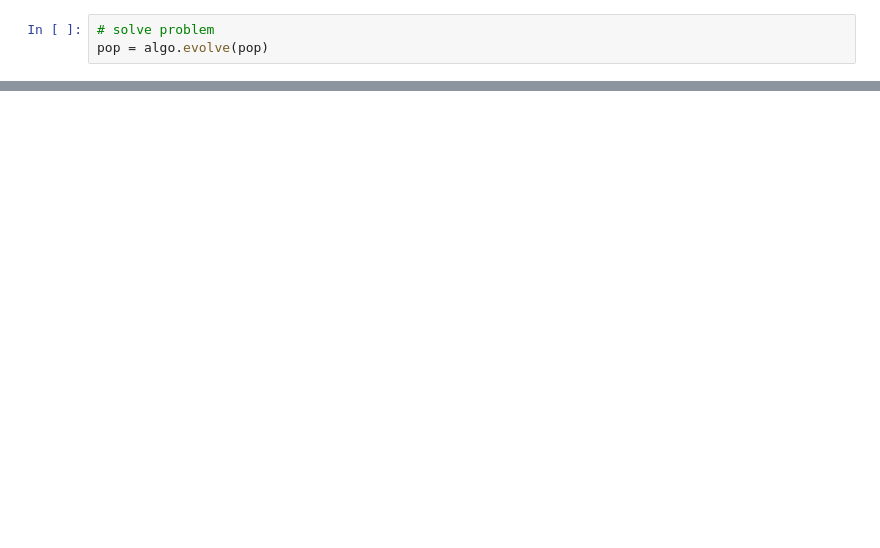
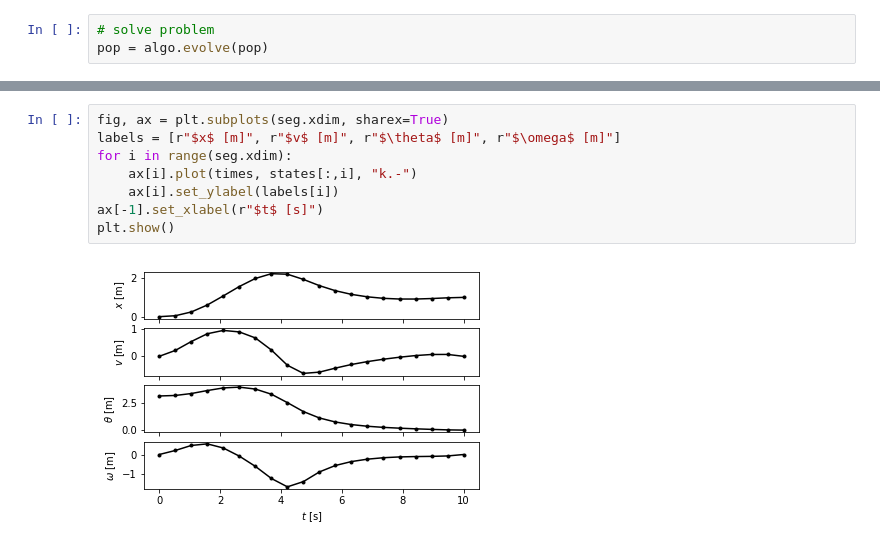
Before and after one commit to cisprague/icra2019, a Jupyter notebook: notebooks/direct.ipynb, the cells around one changed output, grey strips where cells are left out. Saved outputs shown, nothing was run; the diff lists cells and outputs as text; blank space fills up the shorter version.

```diff
--- a/notebooks/direct.ipynb
+++ b/notebooks/direct.ipynb
@@ -28,0 +60,10 @@ pop = algo.evolve(pop)
+# %%
+fig, ax = plt.subplots(seg.xdim, sharex=True)
+labels = [r"$x$ [m]", r"$v$ [m]", r"$\theta$ [m]", r"$\omega$ [m]"]
+for i in range(seg.xdim):
+    ax[i].plot(times, states[:,i], "k.-")
+    ax[i].set_ylabel(labels[i])
+ax[-1].set_xlabel(r"$t$ [s]")
+plt.show()
+# %% [output]
+[figure, added]
```
Also changed, not shown: parts of 14 cells of this notebook, 11 other files.
